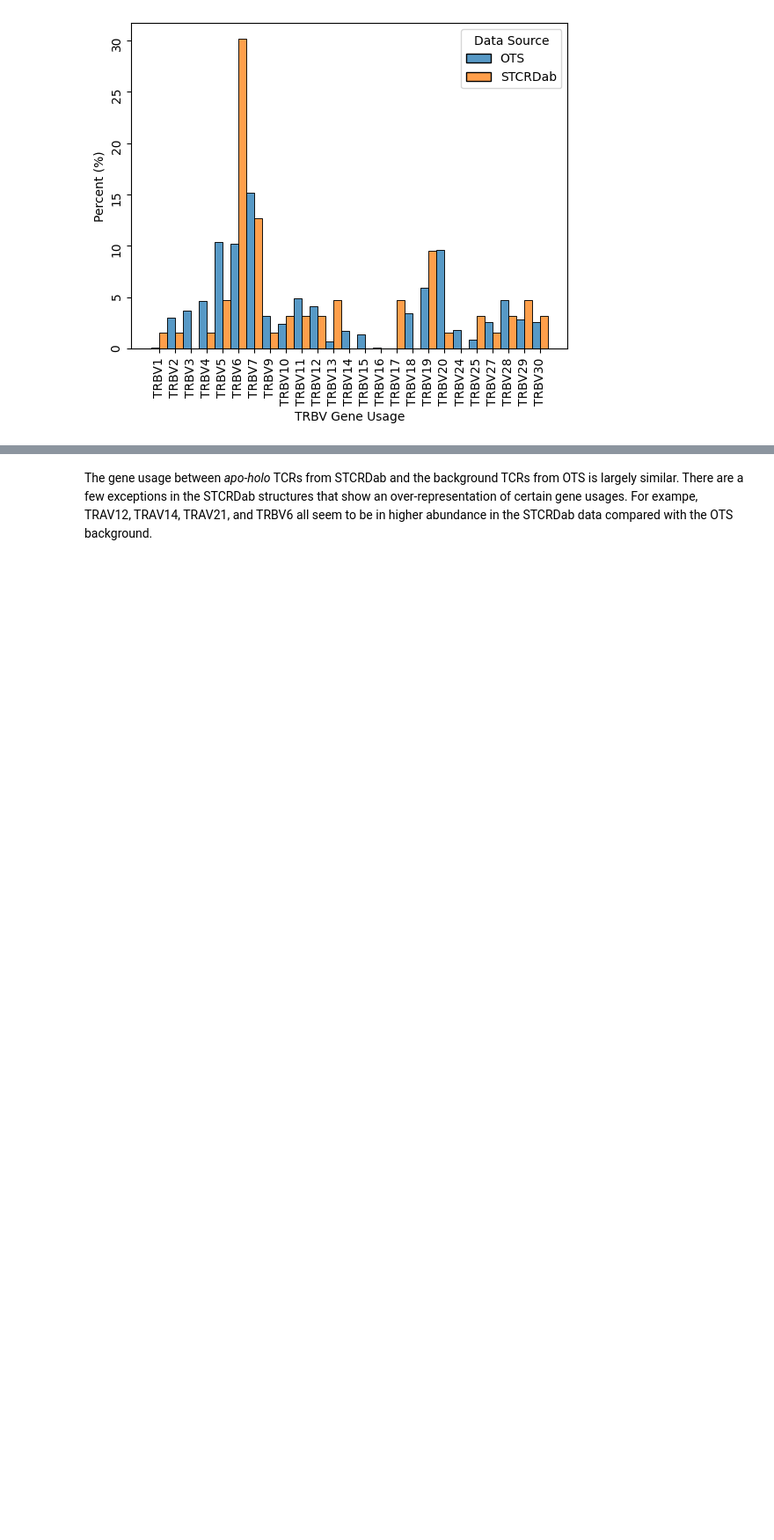
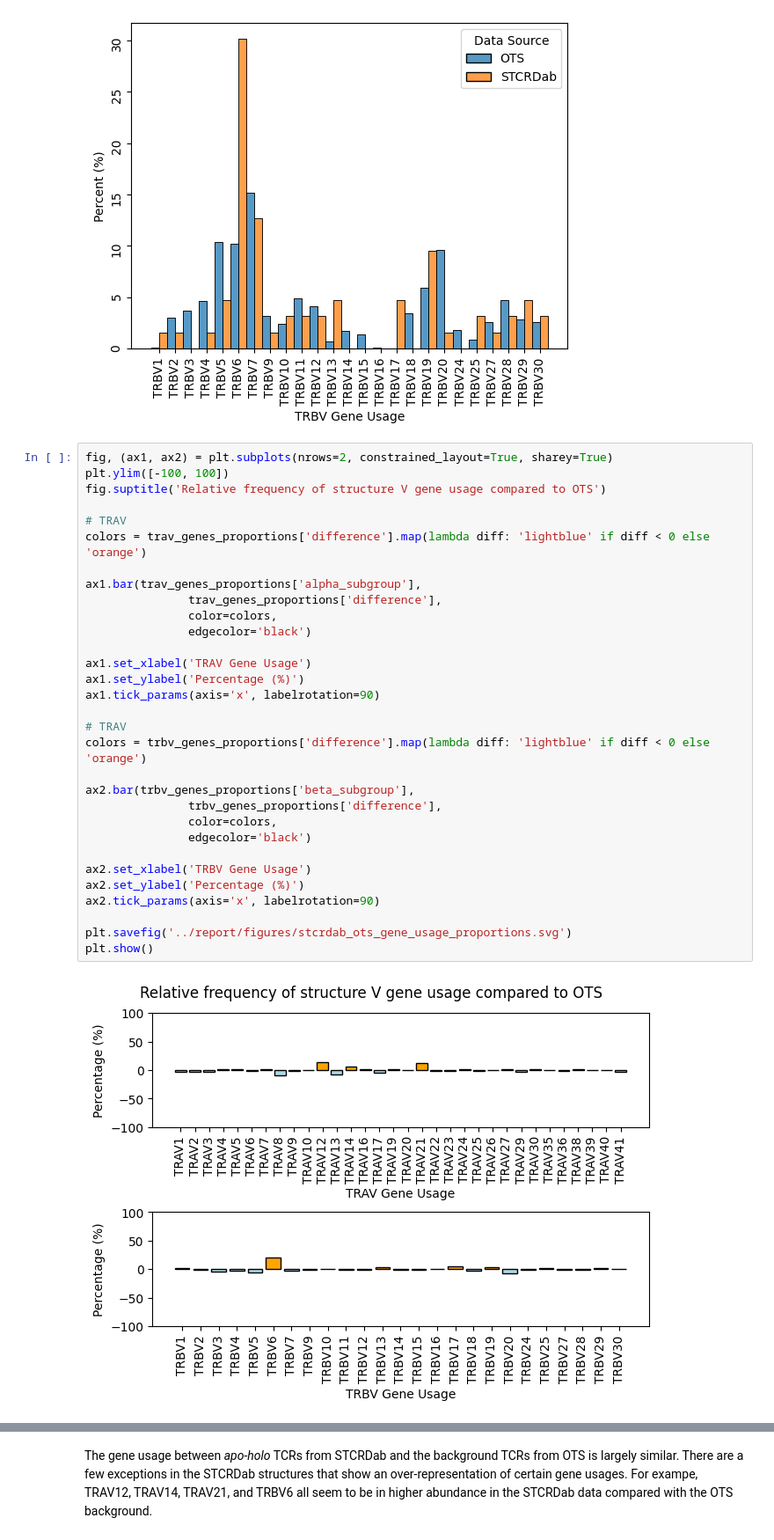
Before and after one commit to benjiemc/tcr-pmhc-interface-analysis, a Jupyter notebook: notebooks/Ascertaining_the_generalisability_of_the_structure_data.ipynb, the cells around one changed output, grey strips where cells are left out. Shown at 88% size. Drawn from its saved outputs; the diff is of its cells as text; blank space fills up the shorter version.

```diff
--- a/notebooks/Ascertaining_the_generalisability_of_the_structure_data.ipynb
+++ b/notebooks/Ascertaining_the_generalisability_of_the_structure_data.ipynb
@@ -267,3 +444,36 @@ plt.savefig('../report/figures/stcrdab_ots_trbv_gene_usage.svg')
 plt.show()
 # %% [output]
 [figure]
+# %%
+fig, (ax1, ax2) = plt.subplots(nrows=2, constrained_layout=True, sharey=True)
+plt.ylim([-100, 100])
+fig.suptitle('Relative frequency of structure V gene usage compared to OTS')
+
+# TRAV
+colors = trav_genes_proportions['difference'].map(lambda diff: 'lightblue' if diff < 0 else 'orange')
+
+ax1.bar(trav_genes_proportions['alpha_subgroup'],
+               trav_genes_proportions['difference'],
+               color=colors,
+               edgecolor='black')
+
+ax1.set_xlabel('TRAV Gene Usage')
+ax1.set_ylabel('Percentage (%)')
+ax1.tick_params(axis='x', labelrotation=90)
+
+# TRAV
+colors = trbv_genes_proportions['difference'].map(lambda diff: 'lightblue' if diff < 0 else 'orange')
+
+ax2.bar(trbv_genes_proportions['beta_subgroup'],
+               trbv_genes_proportions['difference'],
+               color=colors,
+               edgecolor='black')
+
+ax2.set_xlabel('TRBV Gene Usage')
+ax2.set_ylabel('Percentage (%)')
+ax2.tick_params(axis='x', labelrotation=90)
+
+plt.savefig('../report/figures/stcrdab_ots_gene_usage_proportions.svg')
+plt.show()
+# %% [output]
+[figure, added]
```
Also changed, not shown: parts of 10 cells of this notebook.
